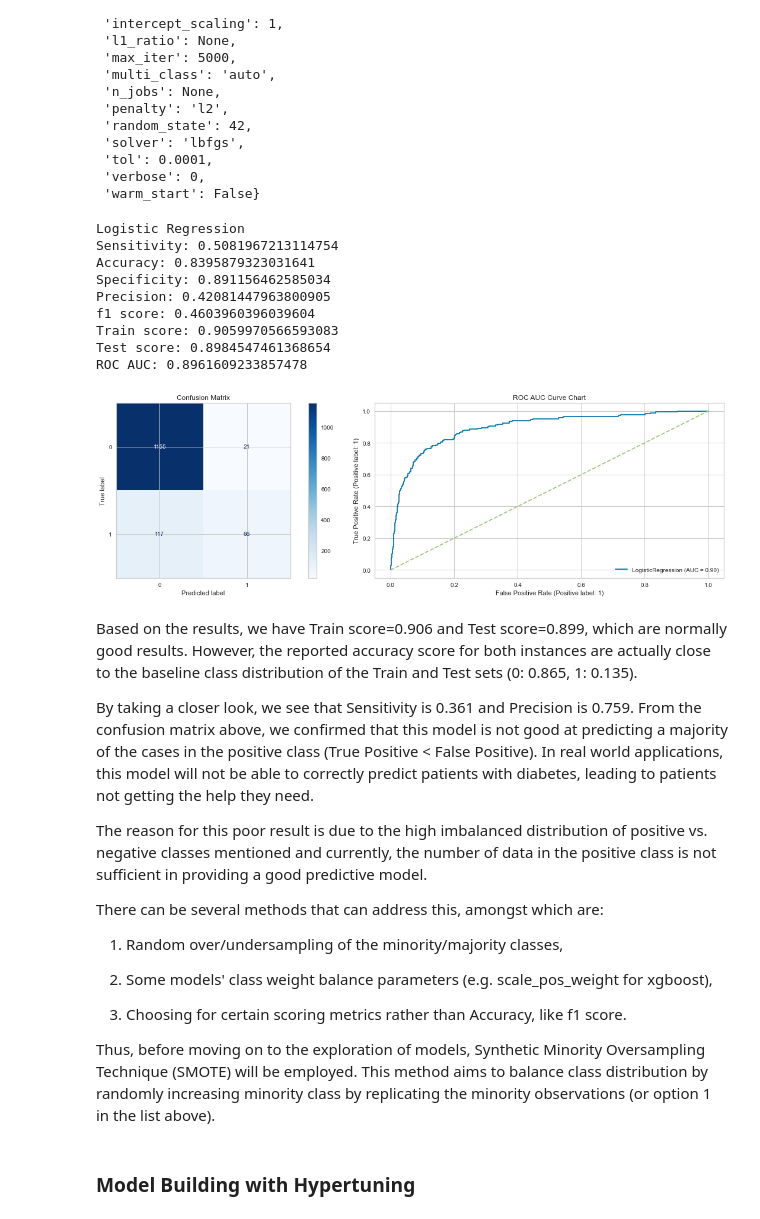
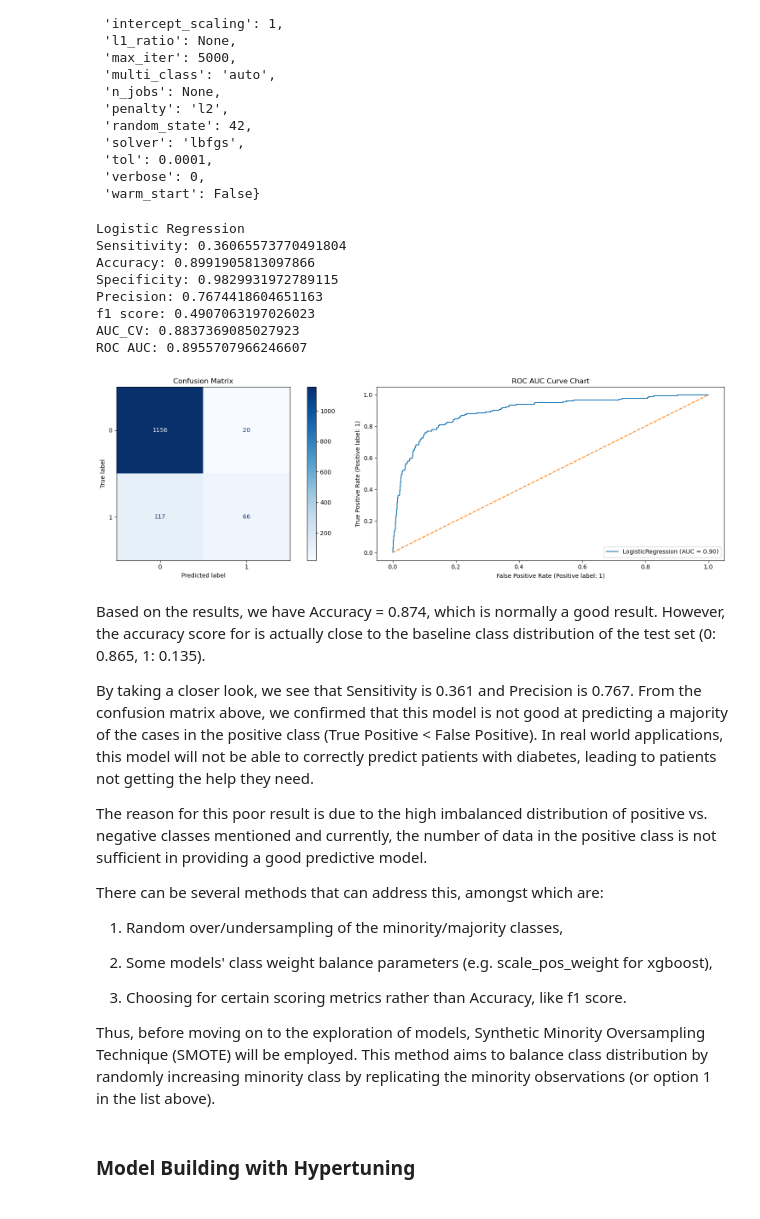
Before and after one commit to rashidi-norhashim/assessment, a Jupyter notebook: assessment/codes/Part 3 - Modelling.ipynb, the cells around one changed output. Drawn from its saved outputs; the diff is of its cells as text; code cells hidden in the pictures.

```diff
--- a/assessment/codes/Part 3 - Modelling.ipynb
+++ b/assessment/codes/Part 3 - Modelling.ipynb
@@ -28,14 +26,14 @@ warnings.filterwarnings('ignore')
 # %% [markdown]
 ## Importing from SQLite db
 # %%
-#Connecting to nhgh_nonull database
-sqliteConnection = sqlite3.connect('../data/nhgh_nonull.db')
+#Connecting to nhgh database
+sqliteConnection = sqlite3.connect('../data/nhgh.db')
 
-#Querying from nhgh_nonull database. SELECT only the columns for the model building
+#Querying from nhgh database. SELECT only the columns for the model building
 data_model= pd.read_sql(
     '''
     SELECT age, dx, leg, waist, sub, gh, albumin, bun
-    FROM nhgh_nonull
+    FROM nhgh
     ''',
     sqliteConnection
 )
@@ -106,0 +133,5 @@ The shape of both post-split train and test sets were verified to ensure the the
+# %%
+imputer = KNNImputer(n_neighbors=5)
+X_train = pd.DataFrame(imputer.fit_transform(X_train),columns = X_train.columns)
+# %%
+X_test = pd.DataFrame(imputer.transform(X_test),columns = X_test.columns)
@@ -164,34 +227,34 @@ print('Accuracy:',acc)
 print('Specificity:',spec)
 print('Precision:',prec)
 print('f1 score:',f_one_score)
-print('Train score: {}'.format(logreg.score(X_train_sc, y_train)))
-print('Test score: {}'.format(logreg.score(X_test_sc, y_test)))
+print('AUC_CV: {}'.format(xval))
 print('ROC AUC:',roc_auc)
 # %% [output]
 Logistic Regression
-Sensitivity: 0.5081967213114754
-Accuracy: 0.8395879323031641
-Specificity: 0.891156462585034
-Precision: 0.42081447963800905
-f1 score: 0.4603960396039604
-Train score: 0.9059970566593083
-Test score: 0.8984547461368654
-ROC AUC: 0.8961609233857478
+Sensitivity: 0.36065573770491804
+Accuracy: 0.8991905813097866
+Specificity: 0.9829931972789115
+Precision: 0.7674418604651163
+f1 score: 0.4907063197026023
+AUC_CV: 0.8837369085027923
+ROC AUC: 0.8955707966246607
 # %%
 fig, axes = plt.subplots(ncols=2, figsize=(17,5))
-cm_chart = plot_confusion_matrix(logreg, X_test_sc, y_test, cmap='Blues', values_format='d', ax=axes[0]);
+
+
+cm_chart = ConfusionMatrixDisplay.from_estimator(logreg, X_test_sc, y_test, cmap='Blues', values_format='d', ax=axes[0]) #plot_confusion_matrix(logreg, X_test_sc, y_test, cmap='Blues', values_format='d', ax=axes[0]);
 axes[0].title.set_text('Confusion Matrix')
-roc_curve = plot_roc_curve(logreg, X_test_sc, y_test, ax=axes[1])
+roc_curve = RocCurveDisplay.from_estimator(logreg, X_test_sc, y_test, ax=axes[1])
 axes[1].plot([0, 1], [0, 1], label='baseline', linestyle='--' )
 axes[1].title.set_text('ROC AUC Curve Chart')
 
 fig.tight_layout()
 # %% [output]
-[figure, old version]
+[figure, new version]
 # %% [markdown]
-Based on the results, we have Train score=0.906 and Test score=0.899, which are normally good results. However, the reported accuracy score for both instances are actually close to the baseline class distribution of the Train and Test sets (0: 0.865, 1: 0.135).
+Based on the results, we have Accuracy = 0.874, which is normally a good result. However, the accuracy score for is actually close to the baseline class distribution of the test set (0: 0.865, 1: 0.135).
 
-By taking a closer look, we see that Sensitivity is 0.361 and Precision is 0.759. From the confusion matrix above, we confirmed that this model is not good at predicting a majority of the cases in the positive class (True Positive < False Positive). In real world applications, this model will not be able to correctly predict patients with diabetes, leading to patients not getting the help they need.
+By taking a closer look, we see that Sensitivity is 0.361 and Precision is 0.767. From the confusion matrix above, we confirmed that this model is not good at predicting a majority of the cases in the positive class (True Positive < False Positive). In real world applications, this model will not be able to correctly predict patients with diabetes, leading to patients not getting the help they need.
 
 The reason for this poor result is due to the high imbalanced distribution of positive vs. negative classes mentioned and currently, the number of data in the positive class is not sufficient in providing a good predictive model.
 
```
Also changed, not shown: parts of 39 cells of this notebook.
